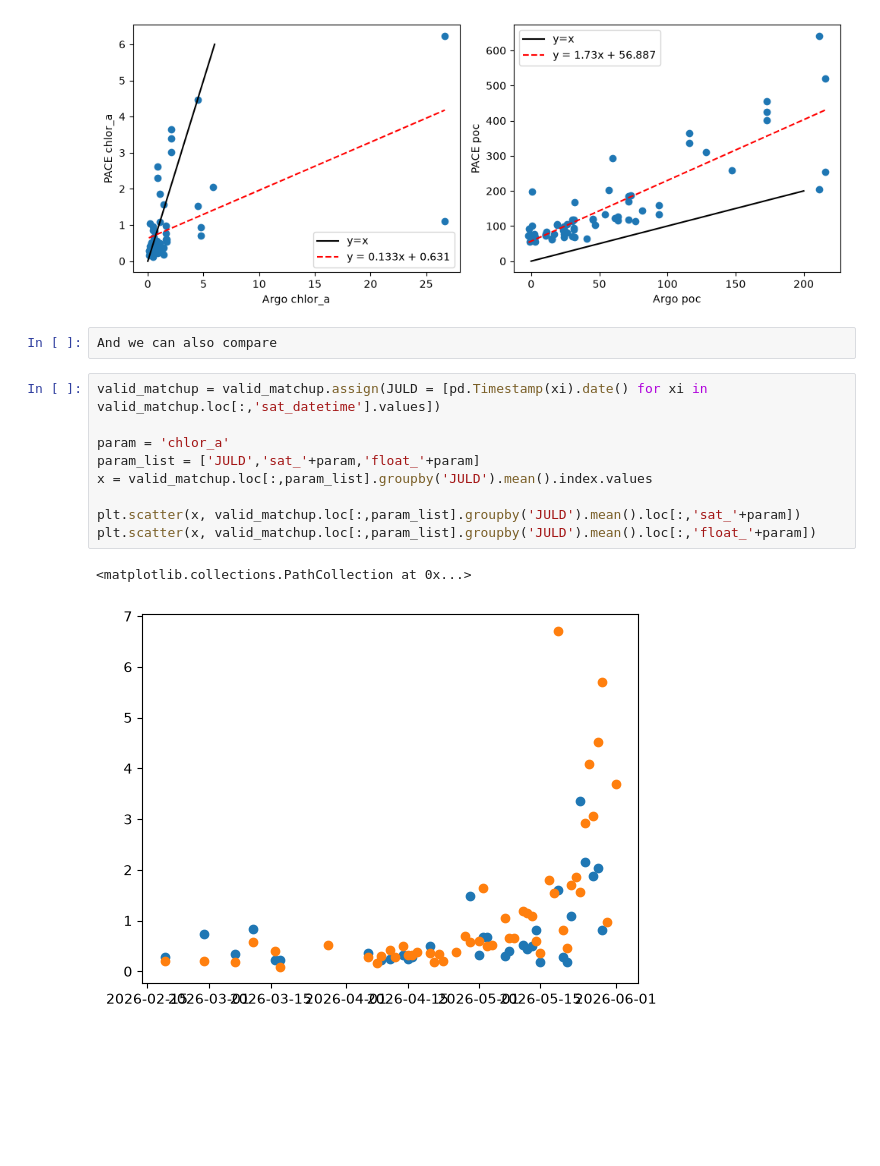
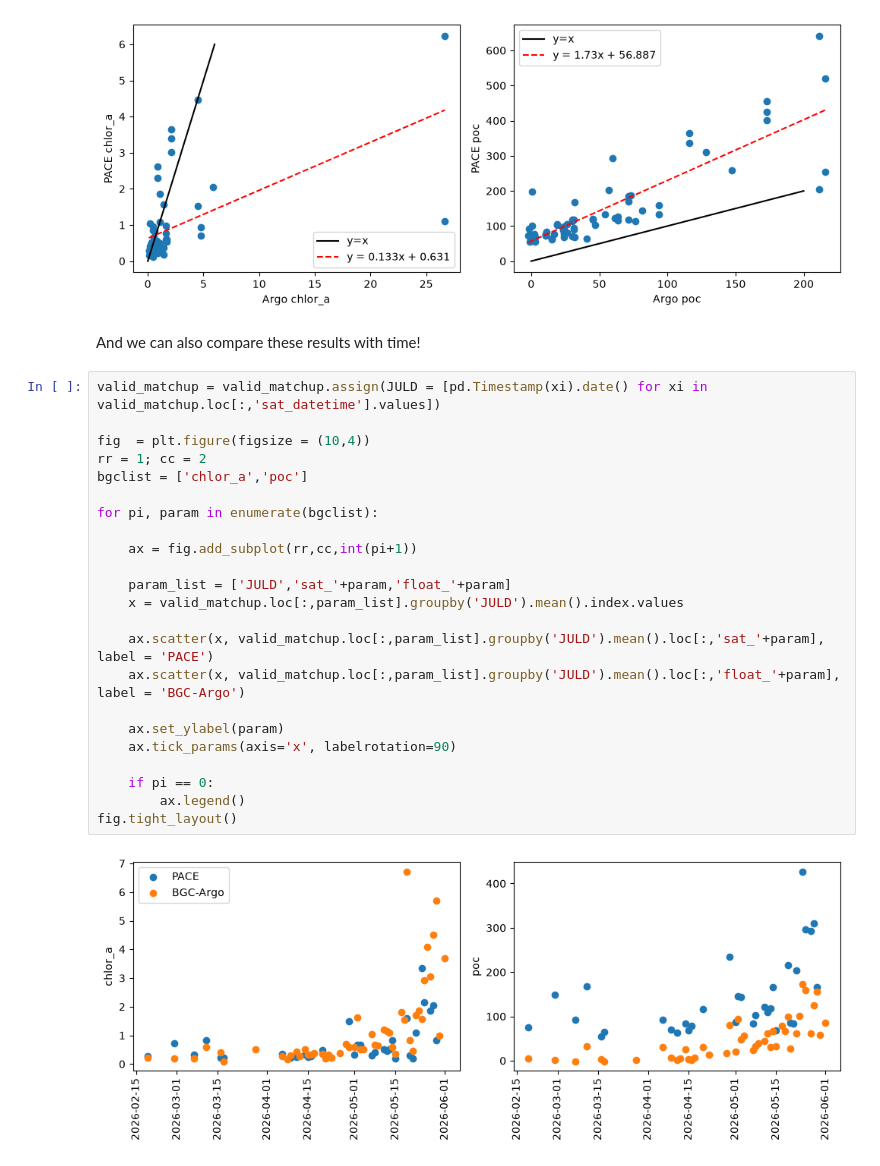
Before and after one commit to ellenrpark/gobgc26_example, a Jupyter notebook: tutorial-remote-sensing.ipynb, the cells around one changed output. Cells and saved outputs as stored; diff of their text form; blank space fills up the shorter version.

```diff
--- a/tutorial-remote-sensing.ipynb
+++ b/tutorial-remote-sensing.ipynb
@@ -376,18 +376,31 @@ for i, param in enumerate(param_list):
 fig.tight_layout()
 # %% [output]
 [figure]
-# %%
-And we can also compare
+# %% [markdown]
+And we can also compare these results with time!
 # %%
 valid_matchup = valid_matchup.assign(JULD = [pd.Timestamp(xi).date() for xi in valid_matchup.loc[:,'sat_datetime'].values])
 
-param = 'chlor_a'
-param_list = ['JULD','sat_'+param,'float_'+param]
-x = valid_matchup.loc[:,param_list].groupby('JULD').mean().index.values
+fig  = plt.figure(figsize = (10,4))
+rr = 1; cc = 2
+bgclist = ['chlor_a','poc']
 
-plt.scatter(x, valid_matchup.loc[:,param_list].groupby('JULD').mean().loc[:,'sat_'+param])
-plt.scatter(x, valid_matchup.loc[:,param_list].groupby('JULD').mean().loc[:,'float_'+param])
+for pi, param in enumerate(bgclist):
+
+    ax = fig.add_subplot(rr,cc,int(pi+1))
+
+    param_list = ['JULD','sat_'+param,'float_'+param]
+    x = valid_matchup.loc[:,param_list].groupby('JULD').mean().index.values
+
+    ax.scatter(x, valid_matchup.loc[:,param_list].groupby('JULD').mean().loc[:,'sat_'+param], label = 'PACE')
+    ax.scatter(x, valid_matchup.loc[:,param_list].groupby('JULD').mean().loc[:,'float_'+param], label = 'BGC-Argo')
+
+    ax.set_ylabel(param)
+    ax.tick_params(axis='x', labelrotation=90)
+
+    if pi == 0:
+        ax.legend()
+fig.tight_layout()
 # %% [output]
-<matplotlib.collections.PathCollection at 0x...>
-[figure, old version]
+[figure, new version]
 # %%
```
Also changed, not shown: parts of 4 cells of this notebook.
